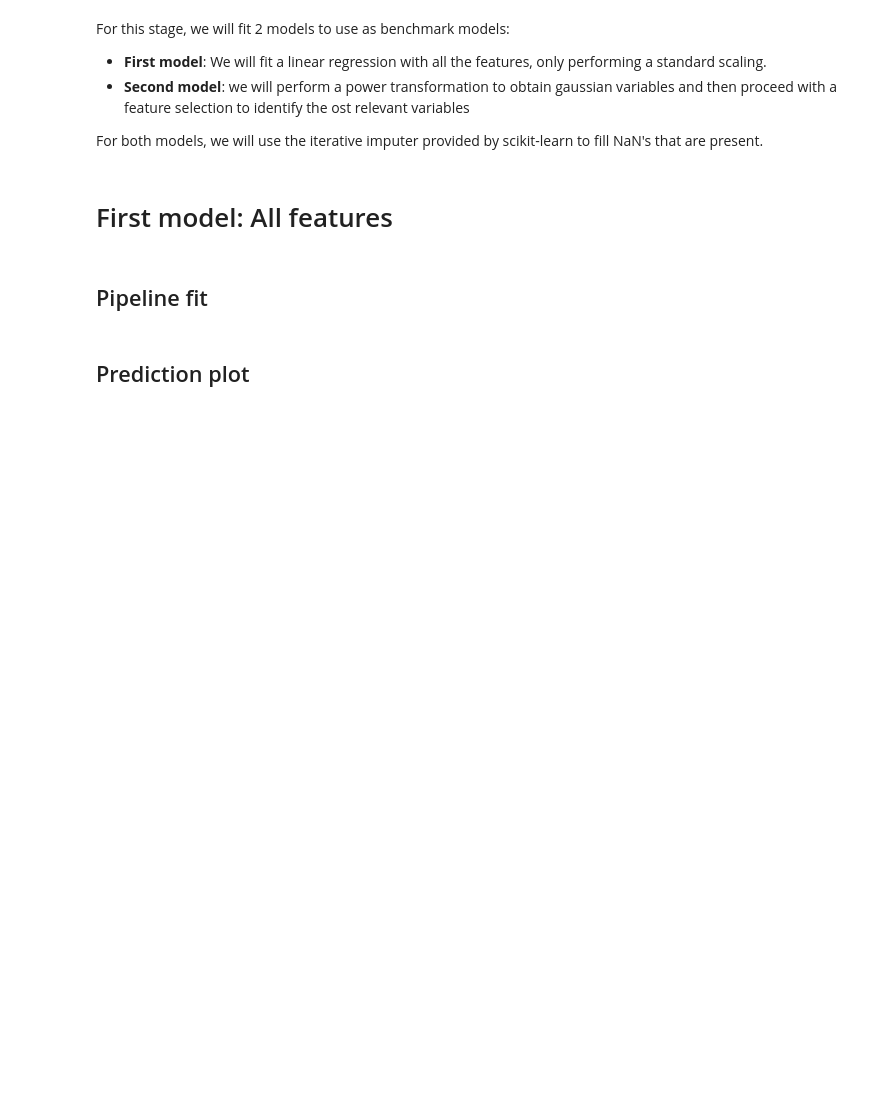
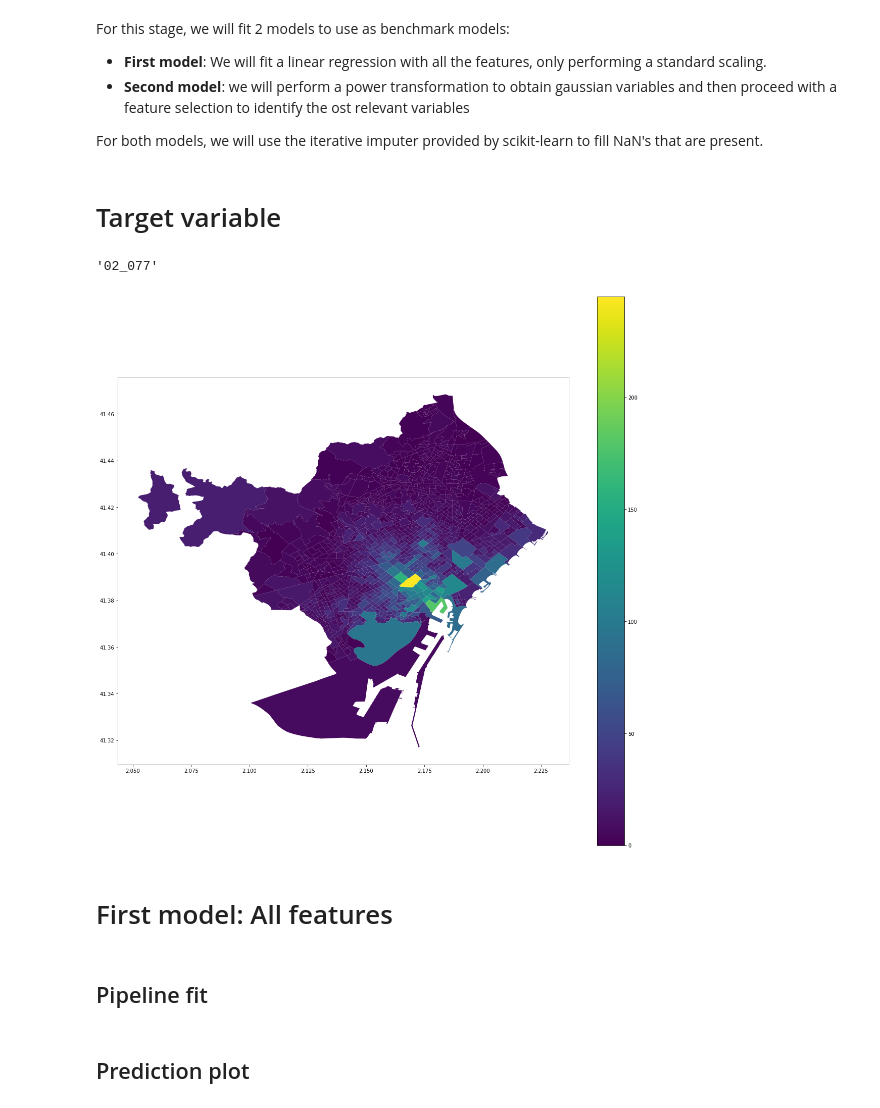
Before and after one commit to egregorimar/urbana, a Jupyter notebook: notebooks/01linear.ipynb, the cells around one changed output. Drawn from its saved outputs; the diff is of its cells as text; code cells hidden in the pictures; blank space fills up the shorter version.

```diff
--- a/notebooks/01linear.ipynb
+++ b/notebooks/01linear.ipynb
@@ -70,3 +80,15 @@ X_train, X_test, y_train, y_test = train_test_split(X, y, random_state=42)
+# %% [markdown]
+# Target variable
+# %%
+target = gpd.read_file(DIR_DATA / "interim/sections_geo.json")
+target = target[["Tag", "geometry", VARIABLE_TO_PREDICT]]
+target.set_index("Tag", inplace=True)
+# %%
+target.plot(column=VARIABLE_TO_PREDICT, legend=True, figsize=(20, 20))
+target[VARIABLE_TO_PREDICT].idxmax()
+# %% [output]
+'02_077'
+[figure, added]
 # %% [markdown]
 # First model: All features
 # %% [markdown]
```
Also changed, not shown: parts of 20 cells of this notebook, 4 other files.
